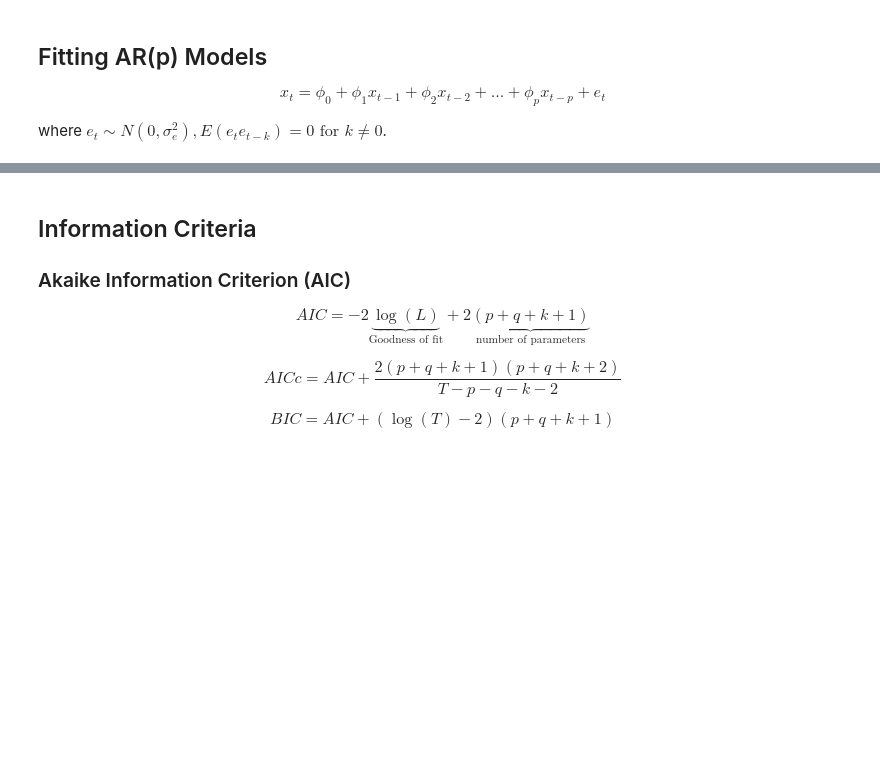
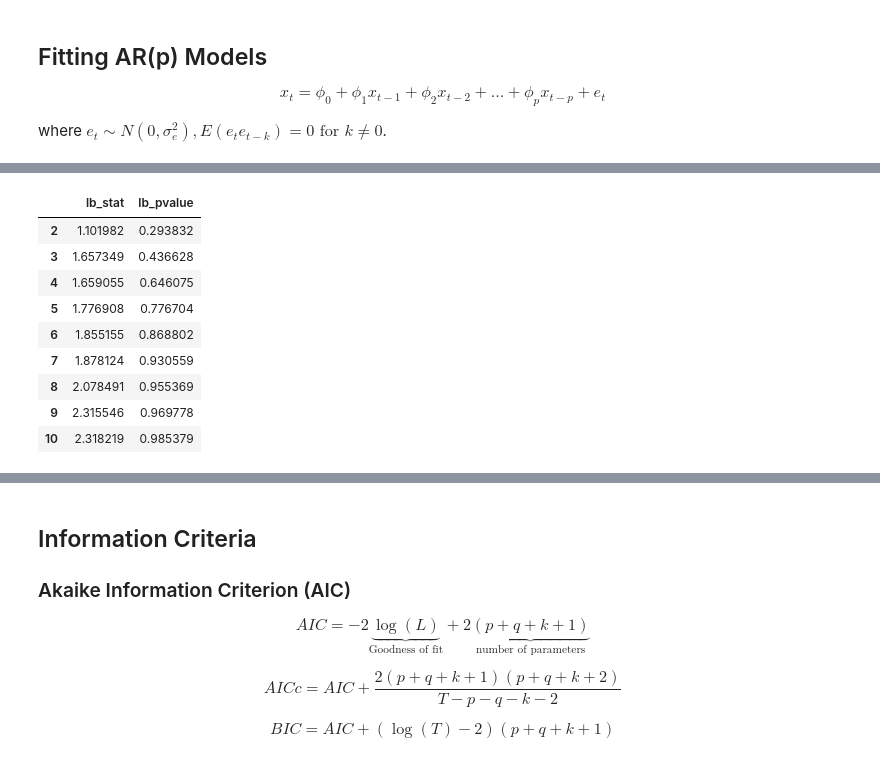
Before and after one commit to febse/ts, a Jupyter notebook: 05-ARMA-Fitting-Class.ipynb, the cells around one changed output, grey strips where cells are left out. Cells and saved outputs as stored; diff of their text form; code cells hidden in the pictures; blank space fills up the shorter version.

```diff
--- a/05-ARMA-Fitting-Class.ipynb
+++ b/05-ARMA-Fitting-Class.ipynb
@@ -121,3 +121,19 @@ Lag 10, test statistic = 8.710 with p-value 0.560
+# %%
+from statsmodels.stats.diagnostic import acorr_ljungbox
+resid = model_ar1_fit.resid
+
+acorr_ljungbox(resid, lags=range(2, 11), model_df=1)
+# %% [output]
+|  | lb_stat | lb_pvalue |
+| 2 | 1.101982 | 0.293832 |
+| 3 | 1.657349 | 0.436628 |
+| 4 | 1.659055 | 0.646075 |
+| 5 | 1.776908 | 0.776704 |
+| 6 | 1.855155 | 0.868802 |
+| 7 | 1.878124 | 0.930559 |
+| 8 | 2.078491 | 0.955369 |
+| 9 | 2.315546 | 0.969778 |
+| 10 | 2.318219 | 0.985379 |
 # %%
 forecast = model_ar1_fit.get_forecast(steps=2)
 
```
Also changed, not shown: parts of 9 cells of this notebook.
